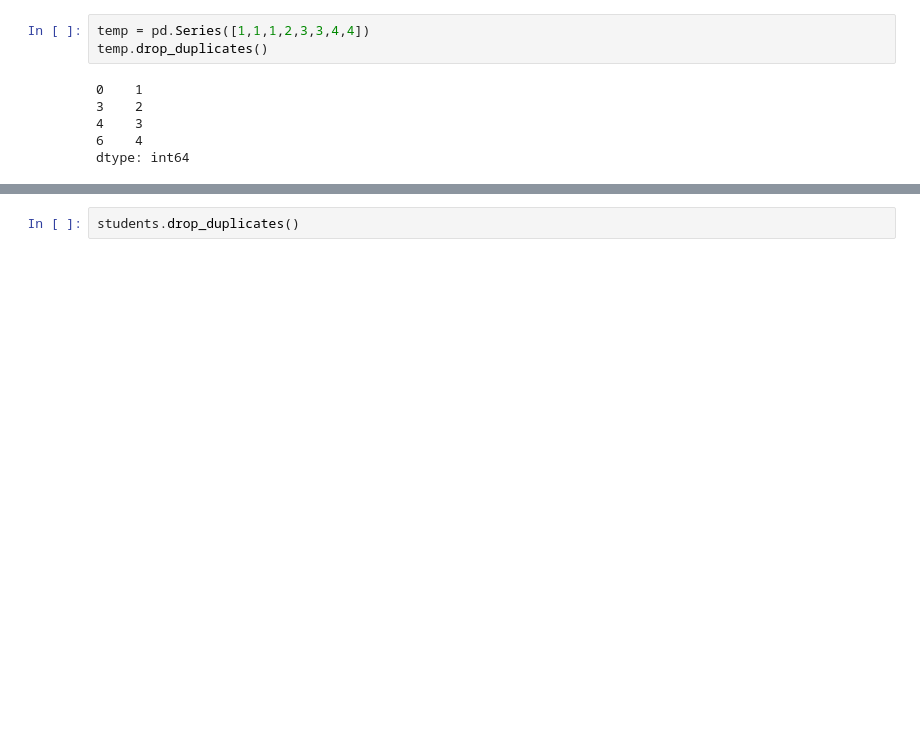
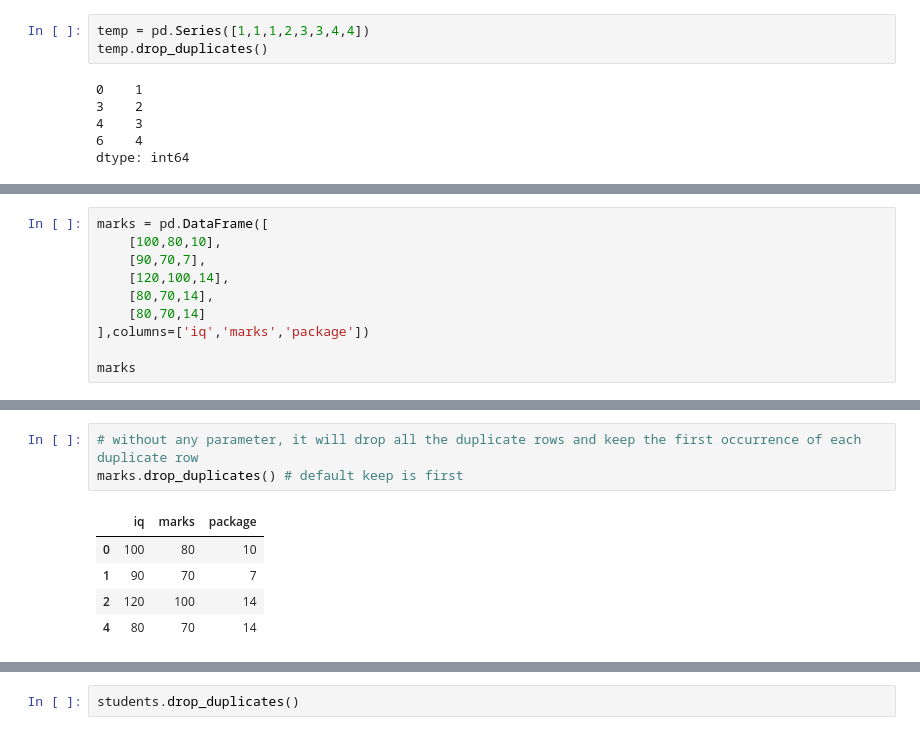
Before and after one commit to thekhushal/Learning, a Jupyter notebook: DataScience/92_CampusX_DSMP/session_18_dataframe_methods.ipynb, the cells around one changed output, grey strips where cells are left out. Cells and saved outputs as stored; diff of their text form; blank space fills up the shorter version.

```diff
--- a/DataScience/92_CampusX_DSMP/session_18_dataframe_methods.ipynb
+++ b/DataScience/92_CampusX_DSMP/session_18_dataframe_methods.ipynb
@@ -834,0 +837,10 @@ AttributeError: 'dict' object has no attribute 'drop_duplicates'
+# %%
+marks = pd.DataFrame([
+    [100,80,10],
+    [90,70,7],
+    [120,100,14],
+    [80,70,14],
+    [80,70,14]
+],columns=['iq','marks','package'])
+
+marks
@@ -834,0 +854,9 @@ AttributeError: 'dict' object has no attribute 'drop_duplicates'
+# %%
+# without any parameter, it will drop all the duplicate rows and keep the first occurrence of each duplicate row
+marks.drop_duplicates() # default keep is first
+# %% [output]
+|  | iq | marks | package |
+| 0 | 100 | 80 | 10 |
+| 1 | 90 | 70 | 7 |
+| 2 | 120 | 100 | 14 |
+| 4 | 80 | 70 | 14 |
```
Also changed, not shown: parts of 9 cells of this notebook, 2 other files.
